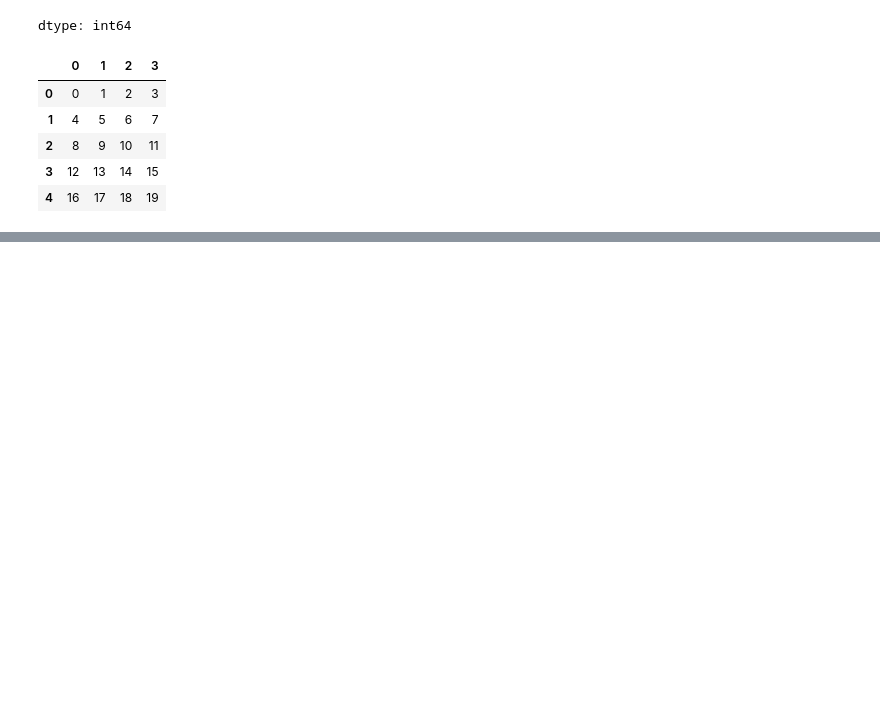
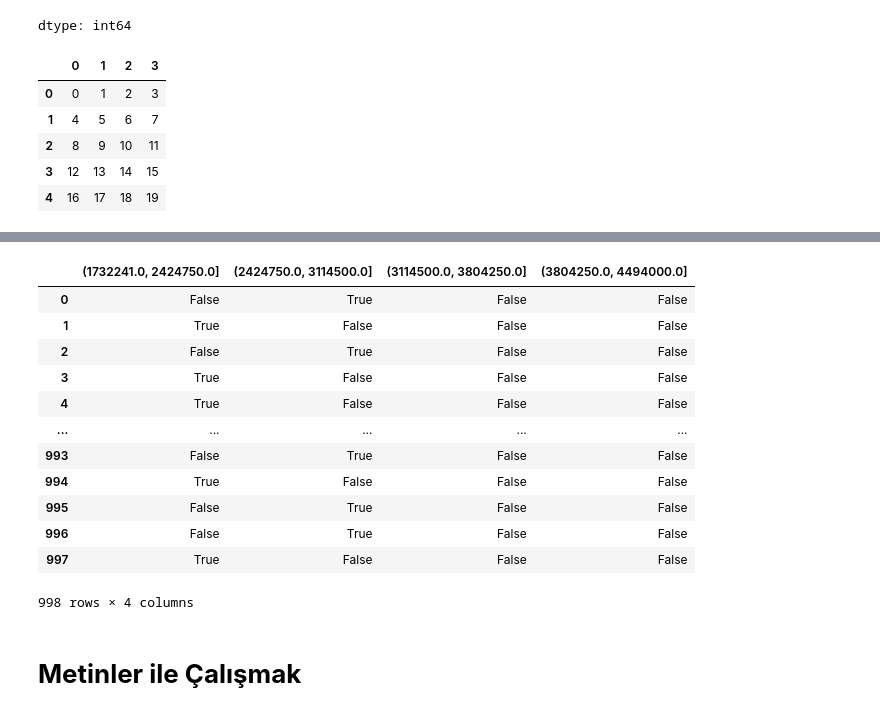
Before and after one commit to azem46/Python_Colab_Handbook, a Jupyter notebook: Python_Ders_16_Pandas.ipynb, the cells around one changed output, grey strips where cells are left out. Cells and saved outputs as stored; diff of their text form; code cells hidden in the pictures; blank space fills up the shorter version.

```diff
--- a/Python_Ders_16_Pandas.ipynb
+++ b/Python_Ders_16_Pandas.ipynb
@@ -2016,0 +2069,20 @@ veri
+# %%
+#modely araçalarımızın fiyat verilerini 4 parçaya bölfük ve satırda yer alaan fiyat bilgisinin hangi aralığa düştüğünü gördük
+
+pd.get_dummies(pd.cut(modely.prices,4))
+# %% [output]
+|  | (1732241.0, 2424750.0] | (2424750.0, 3114500.0] | (3114500.0, 3804250.0] | (3804250.0, 4494000.0] |
+| 0 | False | True | False | False |
+| 1 | True | False | False | False |
+| 2 | False | True | False | False |
+| 3 | True | False | False | False |
+| 4 | True | False | False | False |
+| ... | ... | ... | ... | ... |
+| 993 | False | True | False | False |
+| 994 | True | False | False | False |
+| 995 | False | True | False | False |
+| 996 | False | True | False | False |
+| 997 | True | False | False | False |
+998 rows × 4 columns
+# %% [markdown]
+# **Metinler ile Çalışmak**
```
Also changed, not shown: parts of 40 cells of this notebook.
